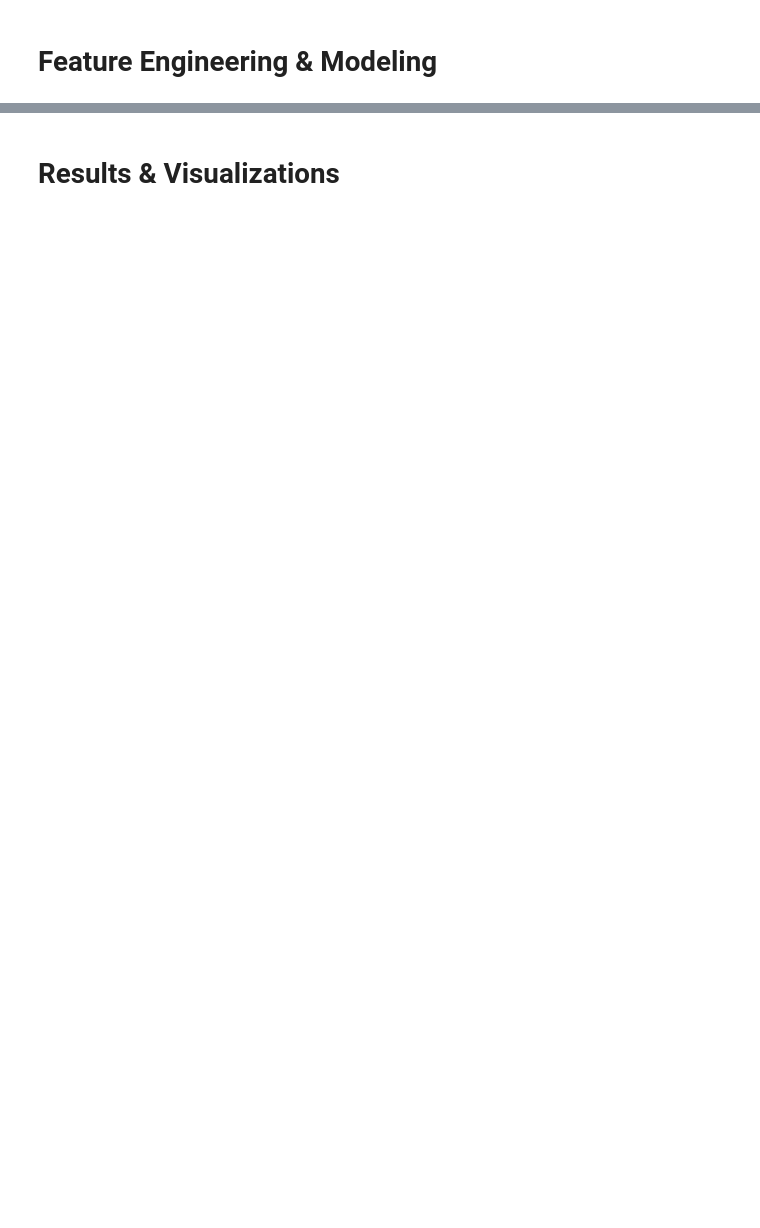
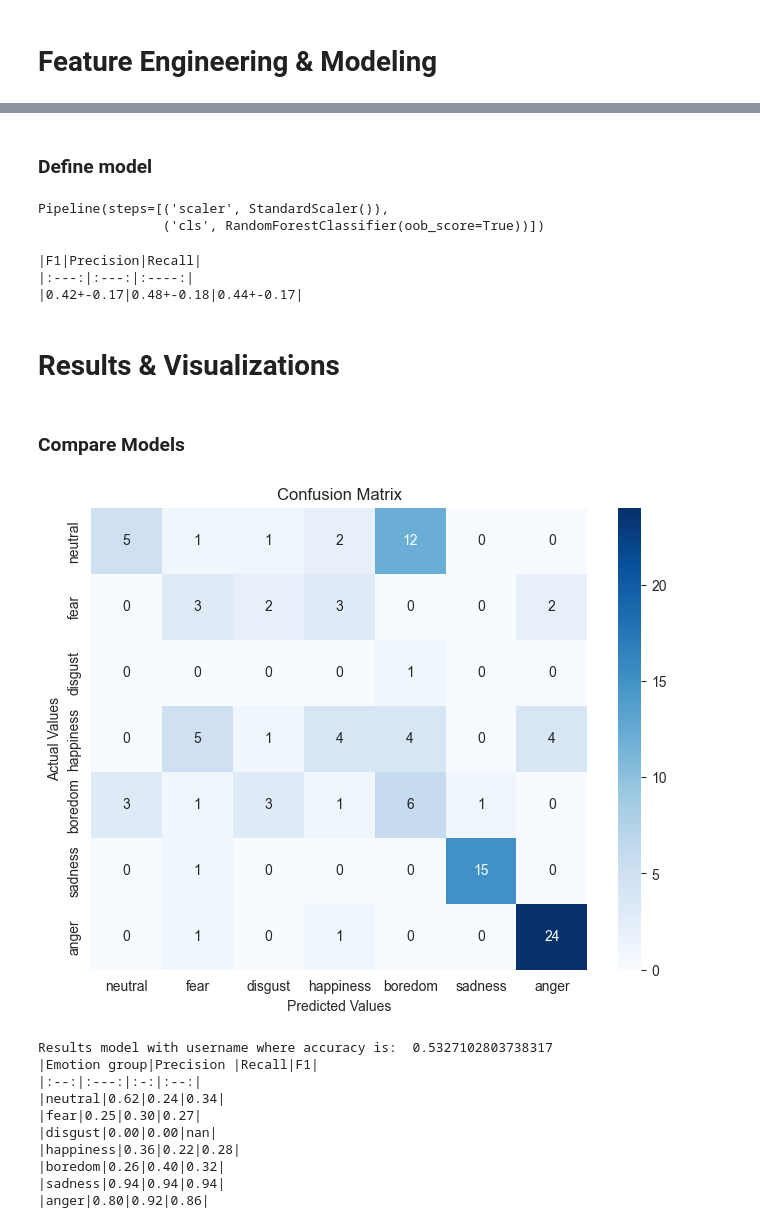
Before and after one commit to bonells96/speech_emotion_classification, a Jupyter notebook: Report_SER.ipynb, the cells around one changed output, grey strips where cells are left out. Saved outputs shown, nothing was run; the diff lists cells and outputs as text; code cells hidden in the pictures; blank space fills up the shorter version.

Commit message:
add CV and model results

```diff
--- a/Report_SER.ipynb
+++ b/Report_SER.ipynb
@@ -161,2 +231,79 @@ data.loc[:,'len_ts'] = data.loc[:,'ts'].apply(lambda x: len(x))
+# %% [markdown]
+### Define model
+# %%
+from sklearn.ensemble import RandomForestClassifier
+from sklearn.compose import ColumnTransformer
+from sklearn.pipeline import Pipeline
+from sklearn.preprocessing import OneHotEncoder, StandardScaler, MinMaxScaler, RobustScaler, LabelEncoder
+
+
+model = Pipeline([
+    ('scaler', StandardScaler()),
+    ('cls', RandomForestClassifier(oob_score=True))
+])
+
+model.fit(X_train,y_train)
+# %% [output]
+Pipeline(steps=[('scaler', StandardScaler()),
+                ('cls', RandomForestClassifier(oob_score=True))])
+# %%
+from sklearn.metrics import f1_score, precision_score, recall_score
+def CrossValidationByUser(X, y_true, model, users_id):
+
+    unique_users = np.unique(users_id)
+
+    f1s = []
+    precisions = []
+    recalls = []
+
+    for user in unique_users:
+        indexes_val = np.where(users_id == user)[0]
+        indexes_train = np.where(users_id!= user)[0]
+
+        X_train = X[indexes_train]
+        y_train = y_true[indexes_train]
+
+
+        X_val = X[indexes_val]
+        y_val = y_true[indexes_val]
+
+        model.fit(X_train, y_train)
+        preds = model.predict(X_val)
+
+        f1s.append(f1_score(y_val, preds, average='macro', zero_division=0))
+        precisions.append(precision_score(y_val, preds, average='macro', zero_division=0))
+        recalls.append(recall_score(y_val, preds, average='macro', zero_division=0))
+
+    print('|F1|Precision|Recall|')
+    print('|:---:|:---:|:----:|')
+
+    means = [np.mean(metric) for metric in [f1s, precisions, recalls]]
+    stds = [np.std(metric) for metric in [f1s, precisions, recalls]]
+
+    print(f'|{means[0]:.02f}+-{stds[0]:.02f}|{means[1]:.02f}+-{stds[1]:.02f}|{means[2]:.02f}+-{stds[2]:.02f}|')
+
+    return None
+
+CrossValidationByUser(X_train, y_train, model, train.loc[:,'user_id'].values)
+# %% [output]
+|F1|Precision|Recall|
+|:---:|:---:|:----:|
+|0.42+-0.17|0.48+-0.18|0.44+-0.17|
 # %% [markdown]
 # Results & Visualizations
+# %% [markdown]
+### Compare Models
+# %%
+evaluation.metrics_report(y_test, model.predict(X_test), emotion2int)
+# %% [output]
+[figure, added]
+Results model with username where accuracy is:  0.5327102803738317
+|Emotion group|Precision |Recall|F1|
+|:--:|:---:|:-:|:--:|
+|neutral|0.62|0.24|0.34|
+|fear|0.25|0.30|0.27|
+|disgust|0.00|0.00|nan|
+|happiness|0.36|0.22|0.28|
+|boredom|0.26|0.40|0.32|
+|sadness|0.94|0.94|0.94|
+|anger|0.80|0.92|0.86|
```
Also changed, not shown: parts of 22 cells of this notebook.
